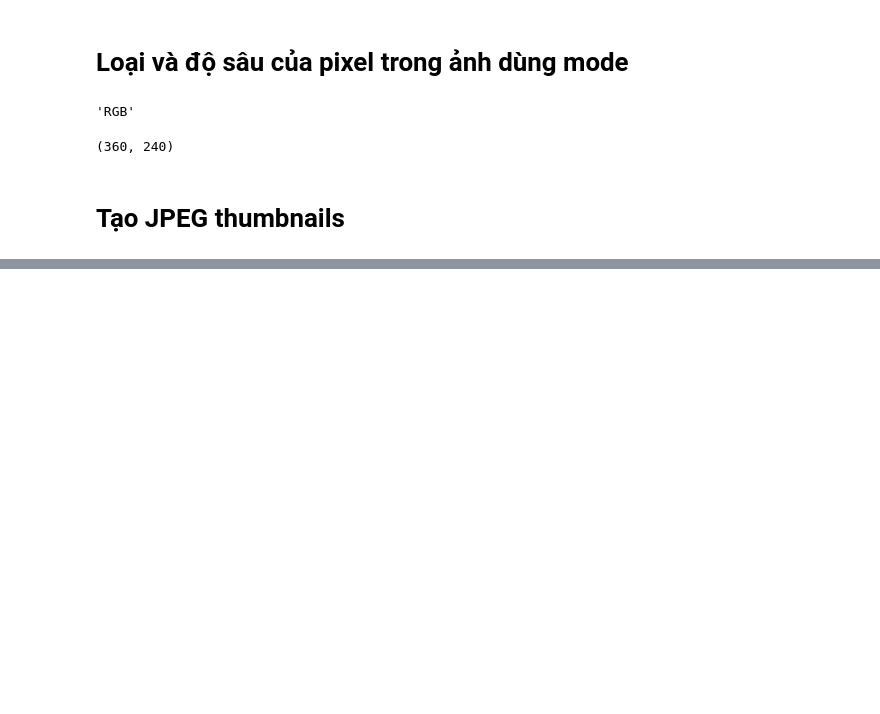
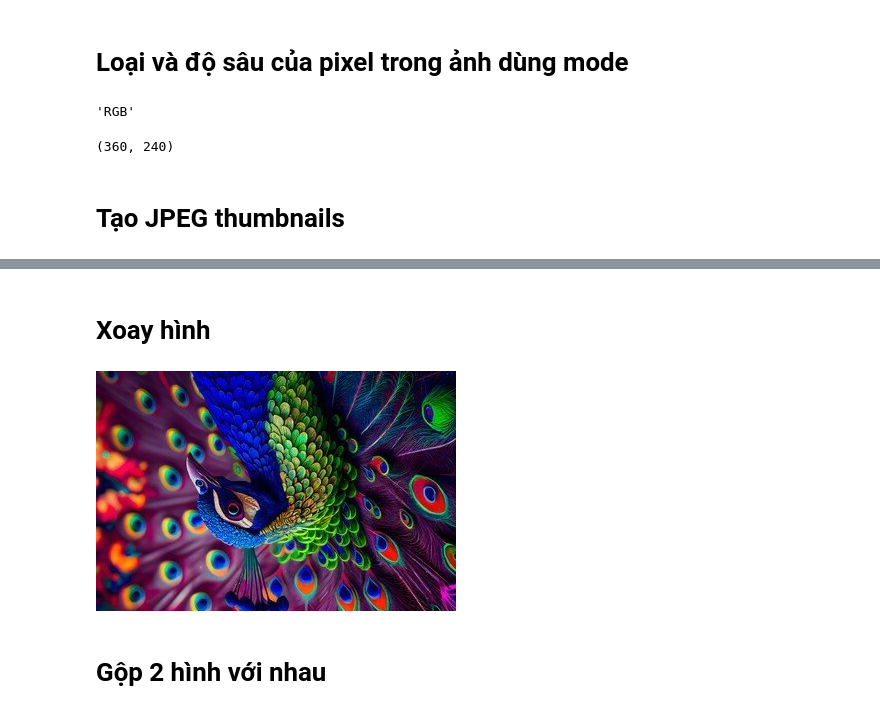
Before and after one commit to TaQuangKhoi/Learn-Computer-Vision, a Jupyter notebook: 19-Sep-2023.ipynb, the cells around one changed output, grey strips where cells are left out. Saved outputs shown, nothing was run; the diff lists cells and outputs as text; code cells hidden in the pictures; blank space fills up the shorter version.

```diff
--- a/19-Sep-2023.ipynb
+++ b/19-Sep-2023.ipynb
@@ -29,0 +39,9 @@ im.save('thumb.png')
+# %% [markdown]
+# Xoay hình
+# %%
+rotated = im.rotate(180)
+rotated
+# %% [output]
+[figure, added]
+# %% [markdown]
+# Gộp 2 hình với nhau
```
Also changed, not shown: parts of 5 cells of this notebook, 2 other files.
